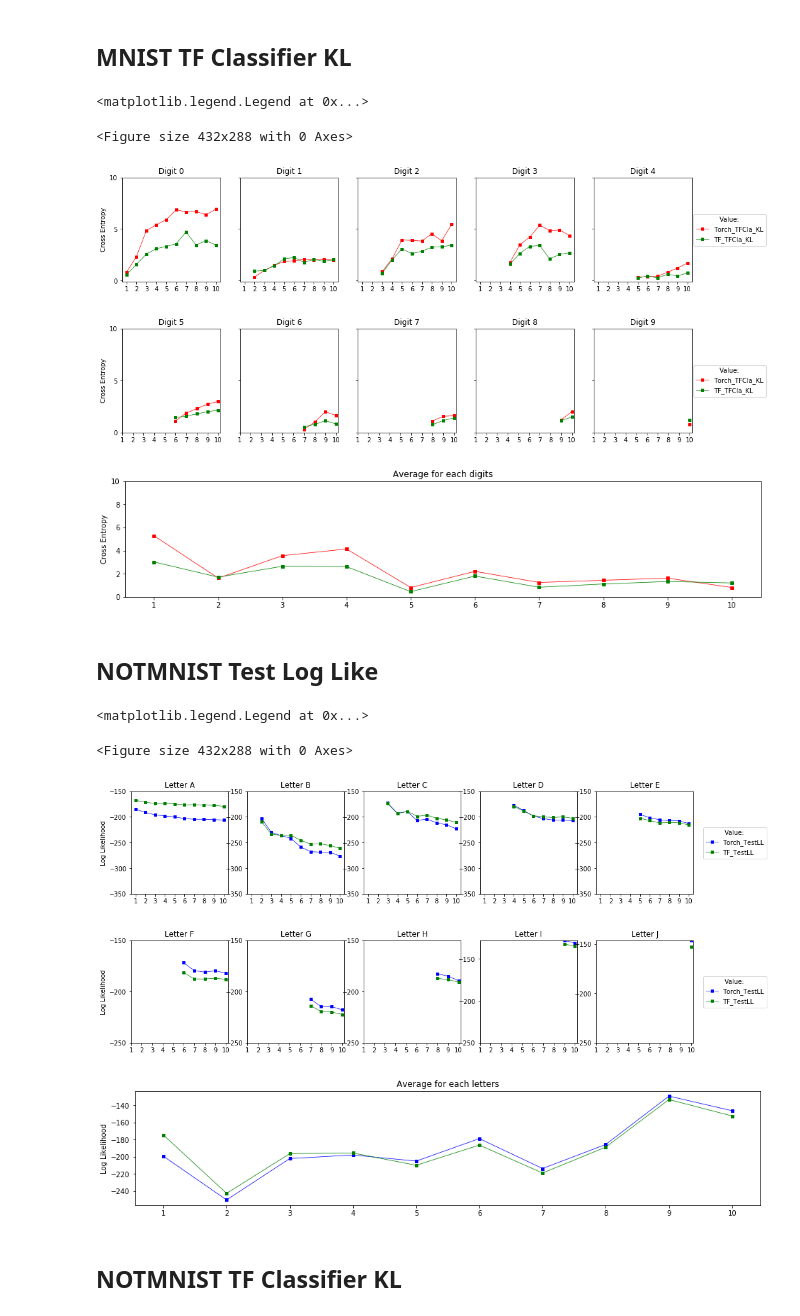
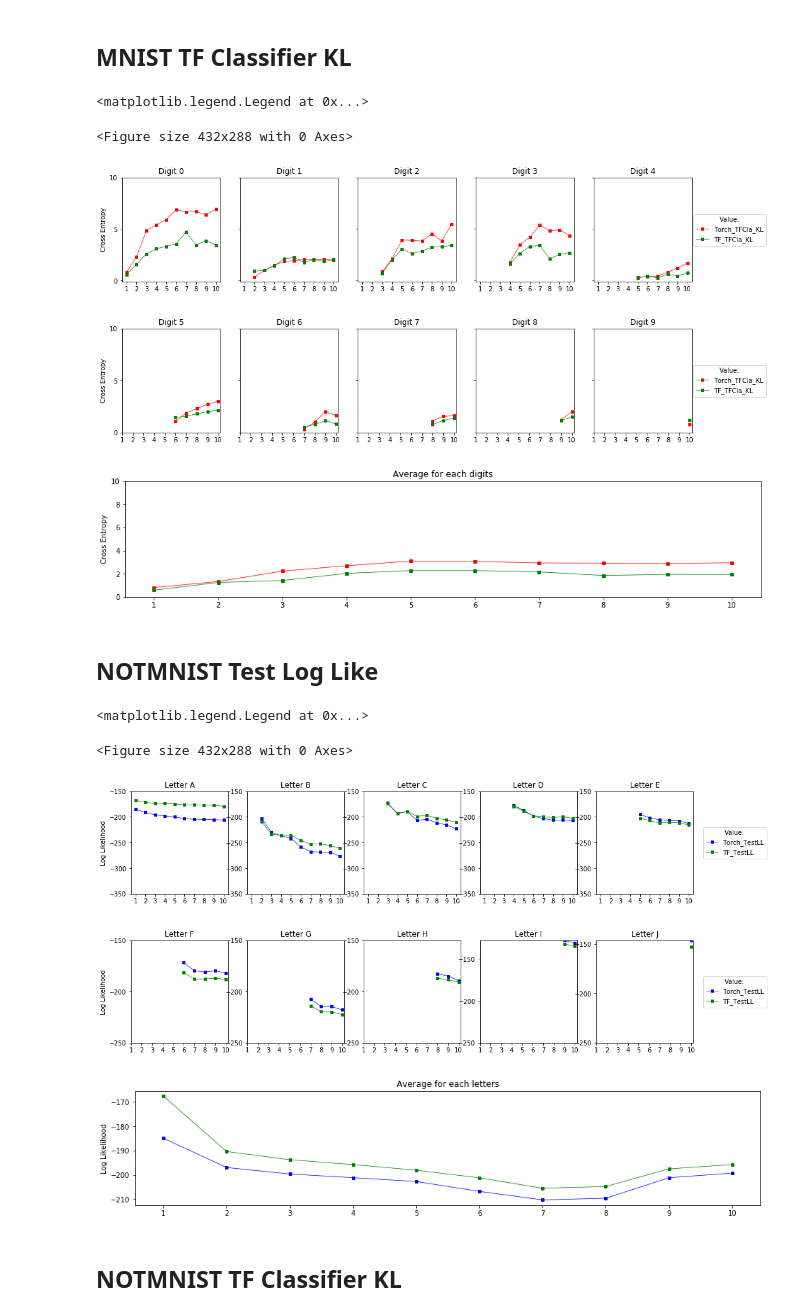
Before and after one commit to guyrom27/VariationalContinualLearning, a Jupyter notebook: Results.ipynb, the cells around one changed output. Cells and saved outputs as stored; diff of their text form; code cells hidden in the pictures.

```diff
--- a/Results.ipynb
+++ b/Results.ipynb
@@ -415,8 +415,19 @@ for i in range(5):
 test_cla[test_cla == 0] = np.nan
 test_cla_tf[test_cla_tf == 0] = np.nan
 
-ax3.plot(x, np.nanmean(test_cla,0), color = "r", marker = "s")
-ax3.plot(x, np.nanmean(test_cla_tf,0), color = "g", marker = "s")
+
+new_list = []
+for i in range(len(test_cla)):
+    s = 0
+    for j in range(i+1):
+        s+= test_cla[j][i-j]
+    s /= (i+1)
+    new_list.append(s)
+ax3.plot(x, new_list, color="r", marker="s")
+
+
+ax3.plot(x, np.nanmean(test_cla,1), color = "r", marker = "s")
+ax3.plot(x, np.nanmean(test_cla_tf,1), color = "g", marker = "s")
 ax3.set_title("Average for each digits")
 ax3.set_ylabel("Cross Entropy")
 ax3.set_xticks(np.arange(1,11,1))
@@ -443,7 +454,7 @@ h.legend(   # The line objects
 <Figure size 432x288 with 0 Axes>
 [figure]
 [figure]
-[figure, old version]
+[figure, new version]
 # %% [markdown]
 <h2> NOTMNIST Test Log Like </h2>
 # %%
@@ -479,36 +490,44 @@ for i in range(5):
     ax2[i].set_xticks(np.arange(1, 11, 1))
     ax2[i].set_yticks(np.arange(-150, -251,-50))
 
 
 test_ll_tf[test_ll_tf == 0] = np.nan
 
-ax3.plot(x, [np.nanmean(x) for x in test_ll], color = "b", marker = "s")
-ax3.plot(x, np.nanmean(test_ll_tf,0), color = "g", marker = "s")
+new_list = []
+for i in range(len(test_ll)):
+    s = 0
+    for j in range(i+1):
+        s+= test_ll[j][i-j]
+    s /= (i+1)
+    new_list.append(s)
+
+ax3.plot(x, new_list, color="b", marker="s")
+ax3.plot(x, np.nanmean(test_ll_tf,1), color = "g", marker = "s")
 ax3.set_title("Average for each letters")
 ax3.set_ylabel("Log Likelihood")
 ax3.set_xticks(np.arange(1,11,1))
 
 ax1[0].set_ylabel("Log Likelihood")
 ax2[0].set_ylabel("Log Likelihood")
 
 g.legend(   # The line objects
            labels=["Torch_TestLL", "TF_TestLL"],   # The labels for each line
            loc="center right",   # Position of legend
            borderaxespad=0.3,    # Small spacing around legend box
            title="Value:"  # Title for the legendblack
            )
 h.legend(   # The line objects
            labels=["Torch_TestLL", "TF_TestLL"],   # The labels for each line
            loc="center right",   # Position of legend
            borderaxespad=0.3,    # Small spacing around legend box
            title="Value:"  # Title for the legend
            )
 # %% [output]
 <matplotlib.legend.Legend at 0x...>
 <Figure size 432x288 with 0 Axes>
 [figure]
 [figure]
-[figure, old version]
+[figure, new version]
 # %% [markdown]
 <h2> NOTMNIST TF Classifier KL </h2>
 # %%
```
Also changed, not shown: parts of 4 cells of this notebook, 4 other files.
